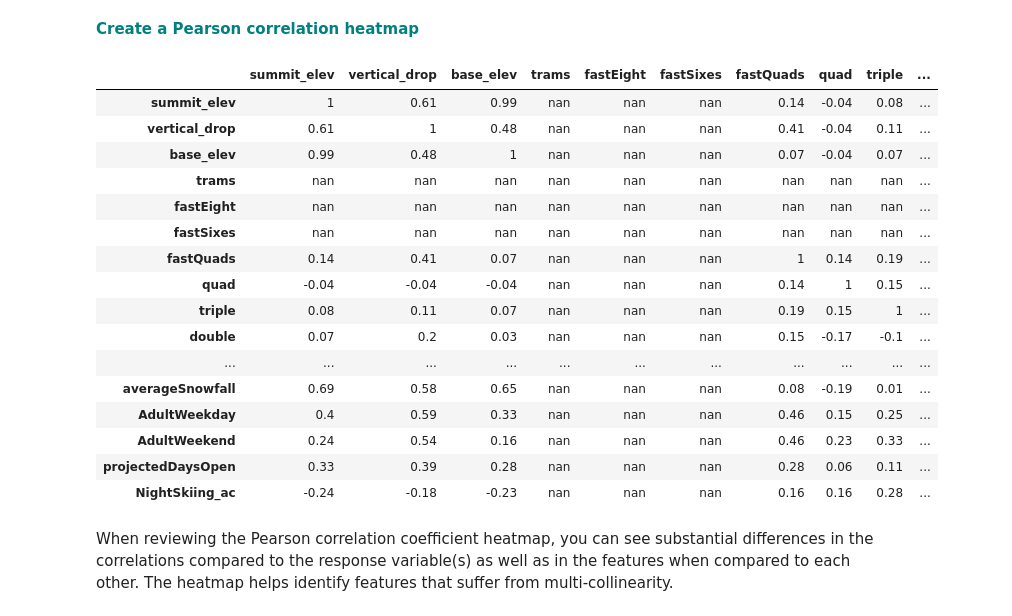
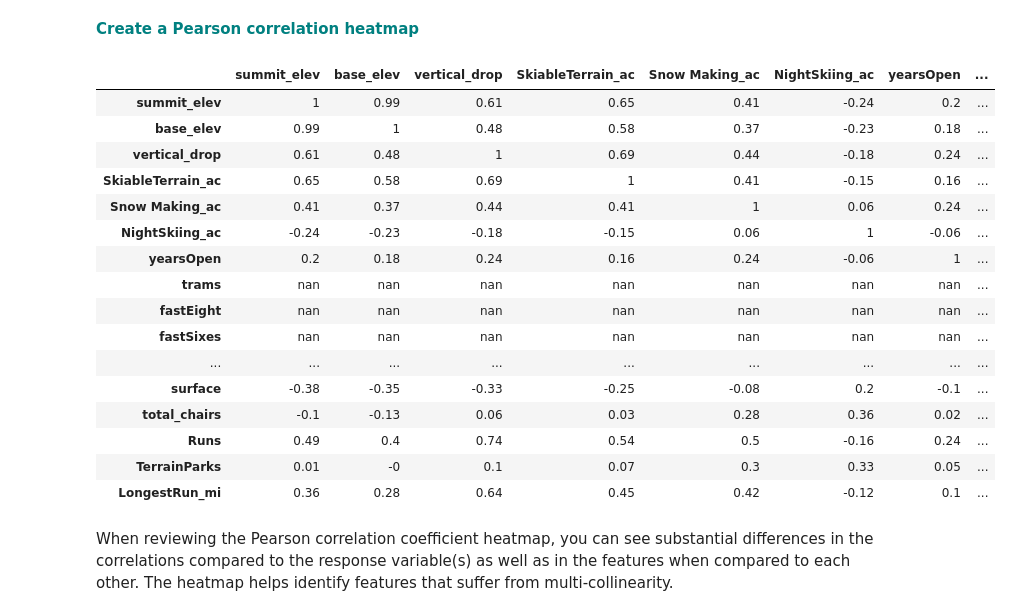
Before and after one commit to kiranchinta23/springboard, a Jupyter notebook: 06.Applying the Data Science method/02.Data_wrangling/GuidedCapstoneStep3HL.ipynb, the cells around one changed output. Saved outputs shown, nothing was run; the diff lists cells and outputs as text; code cells hidden in the pictures.

```diff
--- a/06.Applying the Data Science method/02.Data_wrangling/GuidedCapstoneStep3HL.ipynb
+++ b/06.Applying the Data Science method/02.Data_wrangling/GuidedCapstoneStep3HL.ipynb
@@ -242,7 +242,7 @@ IQR=Q3-Q1
 
 # Make a variable called `dfno`, and assign it the value: df[~((df < (Q1 - 1.5 * IQR)) |(df> (Q3 + 1.5 * IQR))).any(axis=1)].
 # This filters on our existing dataframe, picking out just those observations that are NOT outliers.
-dfno=df1[~((df1 < (Q1 - 1.5 * IQR)) |(df1> (Q3 + 1.5 * IQR))).any(axis=1)]
+dfno=df[~((df1 < (Q1 - 1.5 * IQR)) |(df1> (Q3 + 1.5 * IQR))).any(axis=1)]
 
 
 # We now want to make a boxplot of this new dataframe dfno.
@@ -399,27 +399,27 @@ pairplot=sns.pairplot(dfno,x_vars=response_vars,y_vars=features)
 <font color='teal'>**Create a Pearson correlation heatmap**</font>
 # %%
 #Calculate the correlation coefficients
-corr =dfno.corr()
+corr =dfno[features].corr()
 #plot it in the next line
 corr.round(2).style.background_gradient(cmap='coolwarm')
 # %% [output]
-|  | summit_elev | vertical_drop | base_elev | trams | fastEight | fastSixes | fastQuads | quad | triple | ... |
-| summit_elev | 1 | 0.61 | 0.99 | nan | nan | nan | 0.14 | -0.04 | 0.08 | ... |
-| vertical_drop | 0.61 | 1 | 0.48 | nan | nan | nan | 0.41 | -0.04 | 0.11 | ... |
-| base_elev | 0.99 | 0.48 | 1 | nan | nan | nan | 0.07 | -0.04 | 0.07 | ... |
-| trams | nan | nan | nan | nan | nan | nan | nan | nan | nan | ... |
-| fastEight | nan | nan | nan | nan | nan | nan | nan | nan | nan | ... |
-| fastSixes | nan | nan | nan | nan | nan | nan | nan | nan | nan | ... |
-| fastQuads | 0.14 | 0.41 | 0.07 | nan | nan | nan | 1 | 0.14 | 0.19 | ... |
-| quad | -0.04 | -0.04 | -0.04 | nan | nan | nan | 0.14 | 1 | 0.15 | ... |
-| triple | 0.08 | 0.11 | 0.07 | nan | nan | nan | 0.19 | 0.15 | 1 | ... |
-| double | 0.07 | 0.2 | 0.03 | nan | nan | nan | 0.15 | -0.17 | -0.1 | ... |
-| ... | ... | ... | ... | ... | ... | ... | ... | ... | ... | ... |
-| averageSnowfall | 0.69 | 0.58 | 0.65 | nan | nan | nan | 0.08 | -0.19 | 0.01 | ... |
-| AdultWeekday | 0.4 | 0.59 | 0.33 | nan | nan | nan | 0.46 | 0.15 | 0.25 | ... |
-| AdultWeekend | 0.24 | 0.54 | 0.16 | nan | nan | nan | 0.46 | 0.23 | 0.33 | ... |
-| projectedDaysOpen | 0.33 | 0.39 | 0.28 | nan | nan | nan | 0.28 | 0.06 | 0.11 | ... |
-| NightSkiing_ac | -0.24 | -0.18 | -0.23 | nan | nan | nan | 0.16 | 0.16 | 0.28 | ... |
+|  | summit_elev | base_elev | vertical_drop | SkiableTerrain_ac | Snow Making_ac | NightSkiing_ac | yearsOpen | ... |
+| summit_elev | 1 | 0.99 | 0.61 | 0.65 | 0.41 | -0.24 | 0.2 | ... |
+| base_elev | 0.99 | 1 | 0.48 | 0.58 | 0.37 | -0.23 | 0.18 | ... |
+| vertical_drop | 0.61 | 0.48 | 1 | 0.69 | 0.44 | -0.18 | 0.24 | ... |
+| SkiableTerrain_ac | 0.65 | 0.58 | 0.69 | 1 | 0.41 | -0.15 | 0.16 | ... |
+| Snow Making_ac | 0.41 | 0.37 | 0.44 | 0.41 | 1 | 0.06 | 0.24 | ... |
+| NightSkiing_ac | -0.24 | -0.23 | -0.18 | -0.15 | 0.06 | 1 | -0.06 | ... |
+| yearsOpen | 0.2 | 0.18 | 0.24 | 0.16 | 0.24 | -0.06 | 1 | ... |
+| trams | nan | nan | nan | nan | nan | nan | nan | ... |
+| fastEight | nan | nan | nan | nan | nan | nan | nan | ... |
+| fastSixes | nan | nan | nan | nan | nan | nan | nan | ... |
+| ... | ... | ... | ... | ... | ... | ... | ... | ... |
+| surface | -0.38 | -0.35 | -0.33 | -0.25 | -0.08 | 0.2 | -0.1 | ... |
+| total_chairs | -0.1 | -0.13 | 0.06 | 0.03 | 0.28 | 0.36 | 0.02 | ... |
+| Runs | 0.49 | 0.4 | 0.74 | 0.54 | 0.5 | -0.16 | 0.24 | ... |
+| TerrainParks | 0.01 | -0 | 0.1 | 0.07 | 0.3 | 0.33 | 0.05 | ... |
+| LongestRun_mi | 0.36 | 0.28 | 0.64 | 0.45 | 0.42 | -0.12 | 0.1 | ... |
 # %% [markdown]
 When reviewing the Pearson correlation coefficient heatmap, you can see substantial differences in the correlations compared to the response variable(s) as well as in the features when compared to each other. The heatmap helps identify features that suffer from multi-collinearity.
 # %% [markdown]
```
Also changed, not shown: parts of 13 cells of this notebook, 2 other files.
